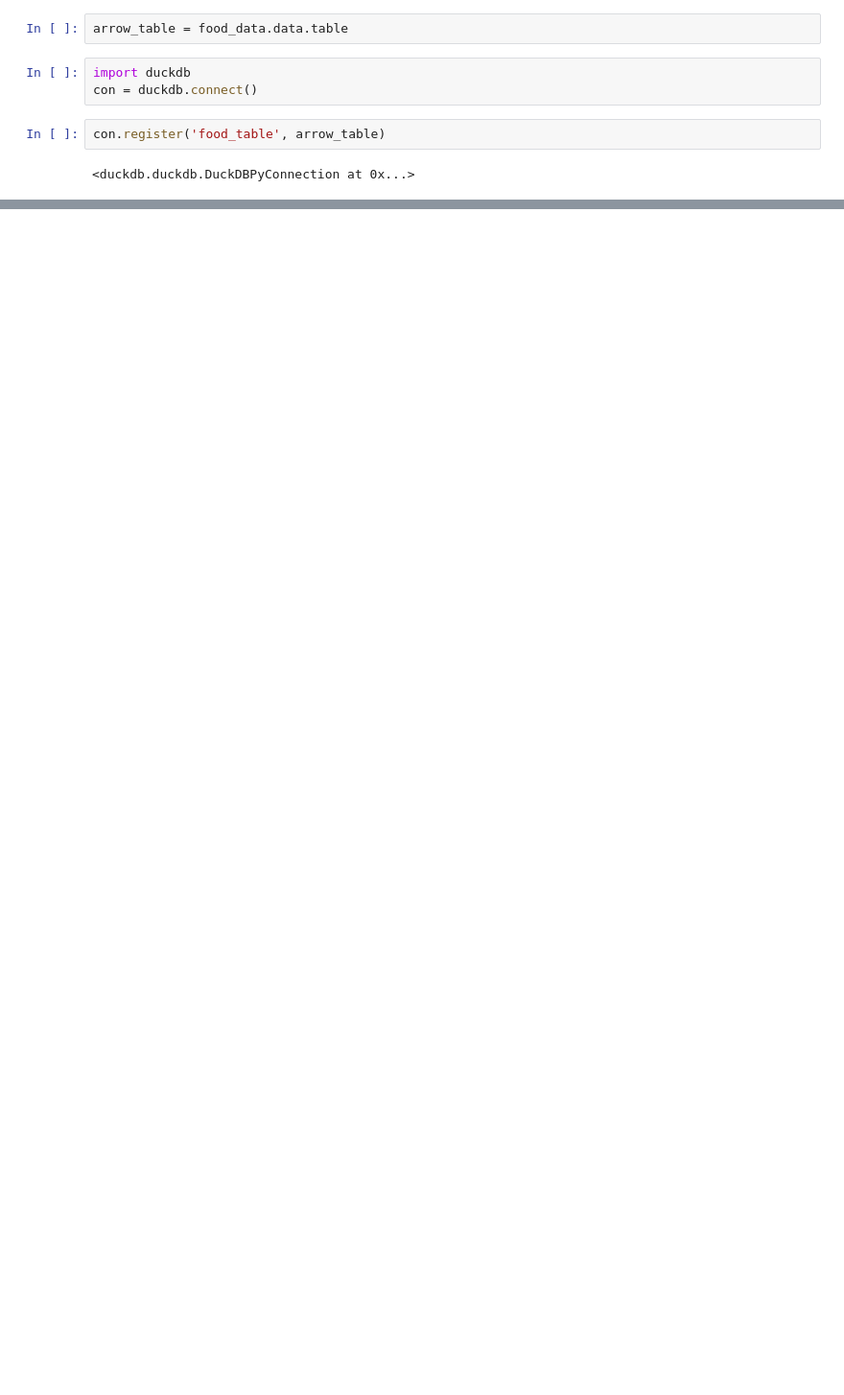
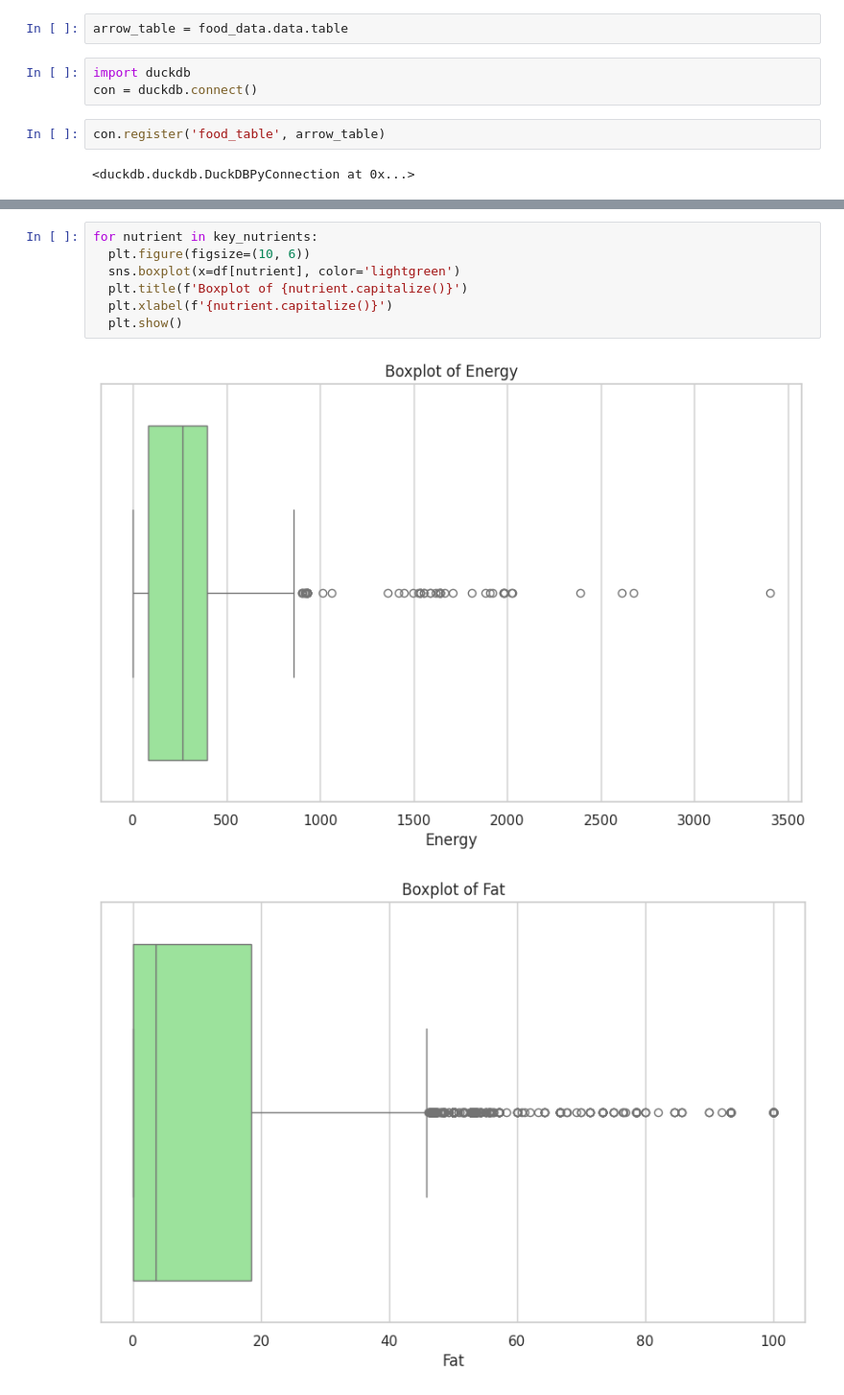
Before and after one commit to souro/FoodDataFusion, a Jupyter notebook: Task1-EDA/EDA.ipynb, the cells around one changed output, grey strips where cells are left out. Shown at 96% size. Drawn from its saved outputs; the diff is of its cells as text; blank space fills up the shorter version.

```diff
--- a/Task1-EDA/EDA.ipynb
+++ b/Task1-EDA/EDA.ipynb
@@ -369,0 +285,10 @@ Name: images, dtype: float64
+# %%
+for nutrient in key_nutrients:
+  plt.figure(figsize=(10, 6))
+  sns.boxplot(x=df[nutrient], color='lightgreen')
+  plt.title(f'Boxplot of {nutrient.capitalize()}')
+  plt.xlabel(f'{nutrient.capitalize()}')
+  plt.show()
+# %% [output]
+[figure, added]
+[figure, added]
```
Also changed, not shown: parts of 49 cells of this notebook, 1 other file.
